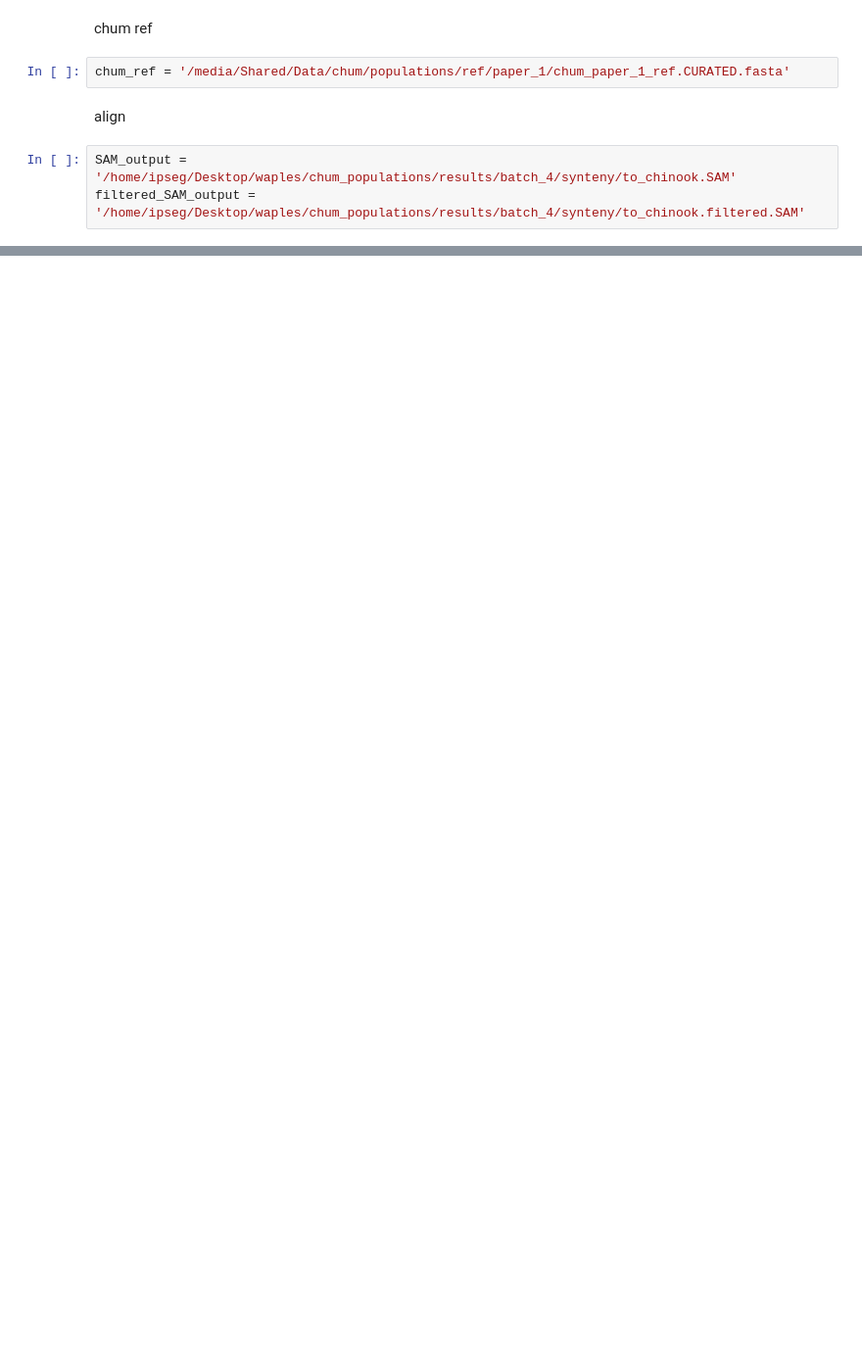
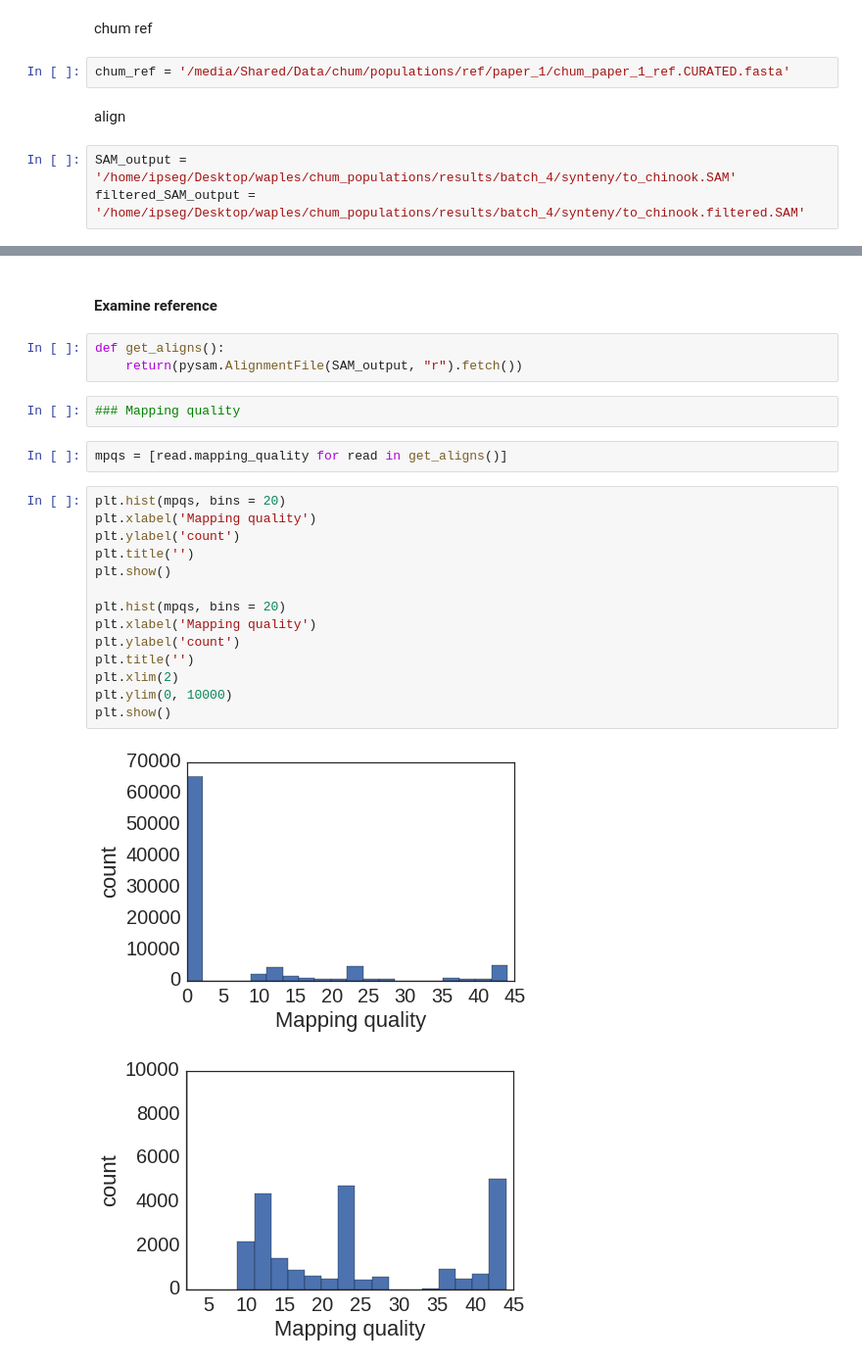
Before and after one commit to rwaples/chum_populations, a Jupyter notebook: Align to Chinook.ipynb, the cells around one changed output, grey strips where cells are left out. Shown at 98% size. Cells and saved outputs as stored; diff of their text form; blank space fills up the shorter version.

Commit message:
align to chinook

```diff
--- a/Align to Chinook.ipynb
+++ b/Align to Chinook.ipynb
@@ -72,0 +76,26 @@ print('bowtie2 -f --local --very-sensitive -p 4 -x /home/ipseg/Data/chinook/chin
+# %% [markdown]
+#### Examine reference
+# %%
+def get_aligns():
+    return(pysam.AlignmentFile(SAM_output, "r").fetch())
+# %%
+### Mapping quality
+# %%
+mpqs = [read.mapping_quality for read in get_aligns()]
+# %%
+plt.hist(mpqs, bins = 20)
+plt.xlabel('Mapping quality')
+plt.ylabel('count')
+plt.title('')
+plt.show()
+
+plt.hist(mpqs, bins = 20)
+plt.xlabel('Mapping quality')
+plt.ylabel('count')
+plt.title('')
+plt.xlim(2)
+plt.ylim(0, 10000)
+plt.show()
+# %% [output]
+[figure, added]
+[figure, added]
```
Also changed, not shown: parts of 29 cells of this notebook, 9 other files.
